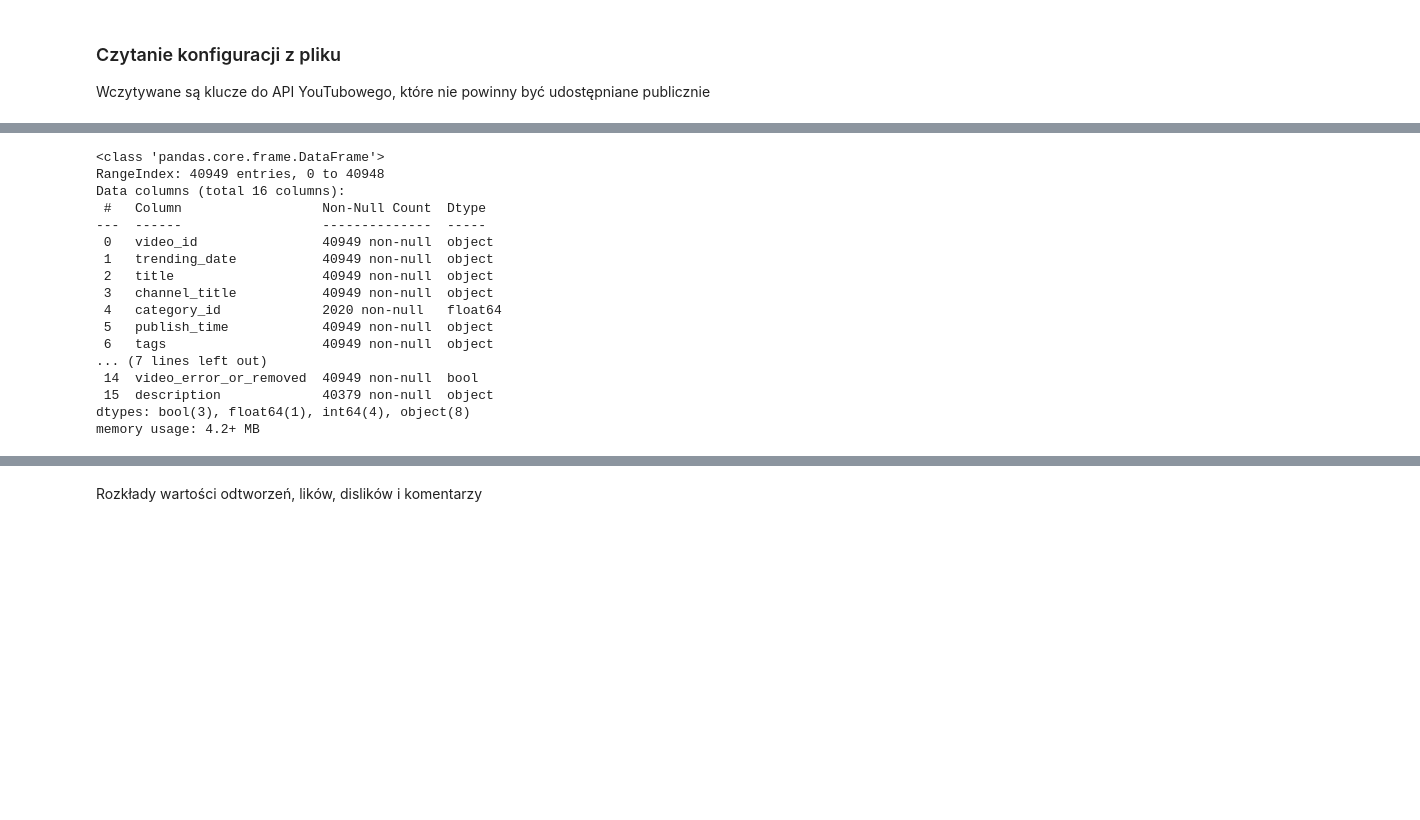
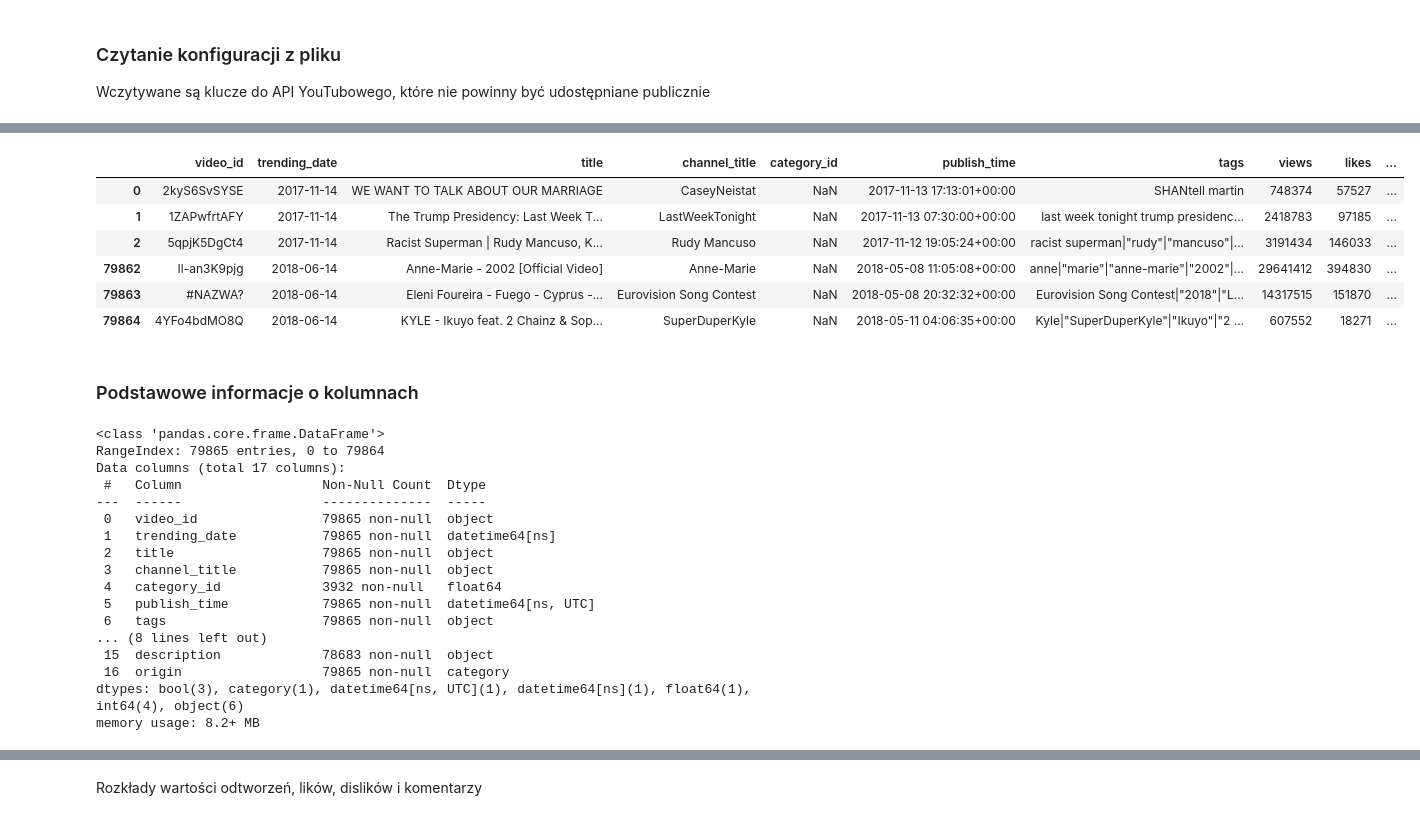
Before and after one commit to AxolotlOfConflagration/yt_trending_videos, a Jupyter notebook: checkpoint1.ipynb, the cells around one changed output, grey strips where cells are left out. Saved outputs shown, nothing was run; the diff lists cells and outputs as text; code cells hidden in the pictures; blank space fills up the shorter version.

```diff
--- a/checkpoint1.ipynb
+++ b/checkpoint1.ipynb
@@ -19,3 +22,4 @@ from pandas.io.json import json_normalize
 Wczytywane są klucze do API YouTubowego, które nie powinny być udostępniane publicznie
 # %%
 config = read_config("config.json")
+config['dataset_path'] = Path(config['dataset_path'])
@@ -35,20 +55,47 @@ us_videos_df.head()
+# %%
+def load_csv(path, origin):
+    df = pd.read_csv(path, sep=';', parse_dates=['publish_time'])
+    df.columns = list(map(str.strip, df.columns))
+    df['trending_date'] = pd.to_datetime(df.trending_date, format='%y.%d.%m')
+    df['origin'] = origin
+    return df
+
+
+us_videos_df = load_csv(config['dataset_path'] / 'US_videos_5p.csv', 'US')
+gb_videos_df = load_csv(config['dataset_path'] / 'GB_videos_5p.csv', 'GB')
+
+videos_df = pd.concat([us_videos_df, gb_videos_df]).reset_index(drop=True)
+videos_df['origin'] = videos_df['origin'].astype('category')
+
+# Pierwsze 3 i ostatnie 3 wartości
+videos_df.iloc[[0,1,2,-3,-2,-1]]
+# %% [output]
+|  | video_id | trending_date | title | channel_title | category_id | publish_time | tags | views | likes | ... |
+| 0 | 2kyS6SvSYSE | 2017-11-14 | WE WANT TO TALK ABOUT OUR MARRIAGE | CaseyNeistat | NaN | 2017-11-13 17:13:01+00:00 | SHANtell martin | 748374 | 57527 | ... |
+| 1 | 1ZAPwfrtAFY | 2017-11-14 | The Trump Presidency: Last Week T... | LastWeekTonight | NaN | 2017-11-13 07:30:00+00:00 | last week tonight trump presidenc... | 2418783 | 97185 | ... |
+| 2 | 5qpjK5DgCt4 | 2017-11-14 | Racist Superman | Rudy Mancuso, K... | Rudy Mancuso | NaN | 2017-11-12 19:05:24+00:00 | racist superman|"rudy"|"mancuso"|... | 3191434 | 146033 | ... |
+| 79862 | Il-an3K9pjg | 2018-06-14 | Anne-Marie - 2002 [Official Video] | Anne-Marie | NaN | 2018-05-08 11:05:08+00:00 | anne|"marie"|"anne-marie"|"2002"|... | 29641412 | 394830 | ... |
+| 79863 | #NAZWA? | 2018-06-14 | Eleni Foureira - Fuego - Cyprus -... | Eurovision Song Contest | NaN | 2018-05-08 20:32:32+00:00 | Eurovision Song Contest|"2018"|"L... | 14317515 | 151870 | ... |
+| 79864 | 4YFo4bdMO8Q | 2018-06-14 | KYLE - Ikuyo feat. 2 Chainz & Sop... | SuperDuperKyle | NaN | 2018-05-11 04:06:35+00:00 | Kyle|"SuperDuperKyle"|"Ikuyo"|"2 ... | 607552 | 18271 | ... |
+# %% [markdown]
+### Podstawowe informacje o kolumnach
 # %%
-us_videos_df.info()
+videos_df.info()
 # %% [output]
 <class 'pandas.core.frame.DataFrame'>
-RangeIndex: 40949 entries, 0 to 40948
-Data columns (total 16 columns):
+RangeIndex: 79865 entries, 0 to 79864
+Data columns (total 17 columns):
  #   Column                  Non-Null Count  Dtype
 ---  ------                  --------------  -----
- 0   video_id                40949 non-null  object
- 1   trending_date           40949 non-null  object
- 2   title                   40949 non-null  object
- 3   channel_title           40949 non-null  object
- 4   category_id             2020 non-null   float64
- 5   publish_time            40949 non-null  object
- 6   tags                    40949 non-null  object
-... (7 lines left out)
- 14  video_error_or_removed  40949 non-null  bool
- 15  description             40379 non-null  object
-dtypes: bool(3), float64(1), int64(4), object(8)
-memory usage: 4.2+ MB
+ 0   video_id                79865 non-null  object
+ 1   trending_date           79865 non-null  datetime64[ns]
+ 2   title                   79865 non-null  object
+ 3   channel_title           79865 non-null  object
+ 4   category_id             3932 non-null   float64
+ 5   publish_time            79865 non-null  datetime64[ns, UTC]
+ 6   tags                    79865 non-null  object
+... (8 lines left out)
+ 15  description             78683 non-null  object
+ 16  origin                  79865 non-null  category
+dtypes: bool(3), category(1), datetime64[ns, UTC](1), datetime64[ns](1), float64(1), int64(4), object(6)
+memory usage: 8.2+ MB
```
Also changed, not shown: parts of 12 cells of this notebook, 3 other files.
